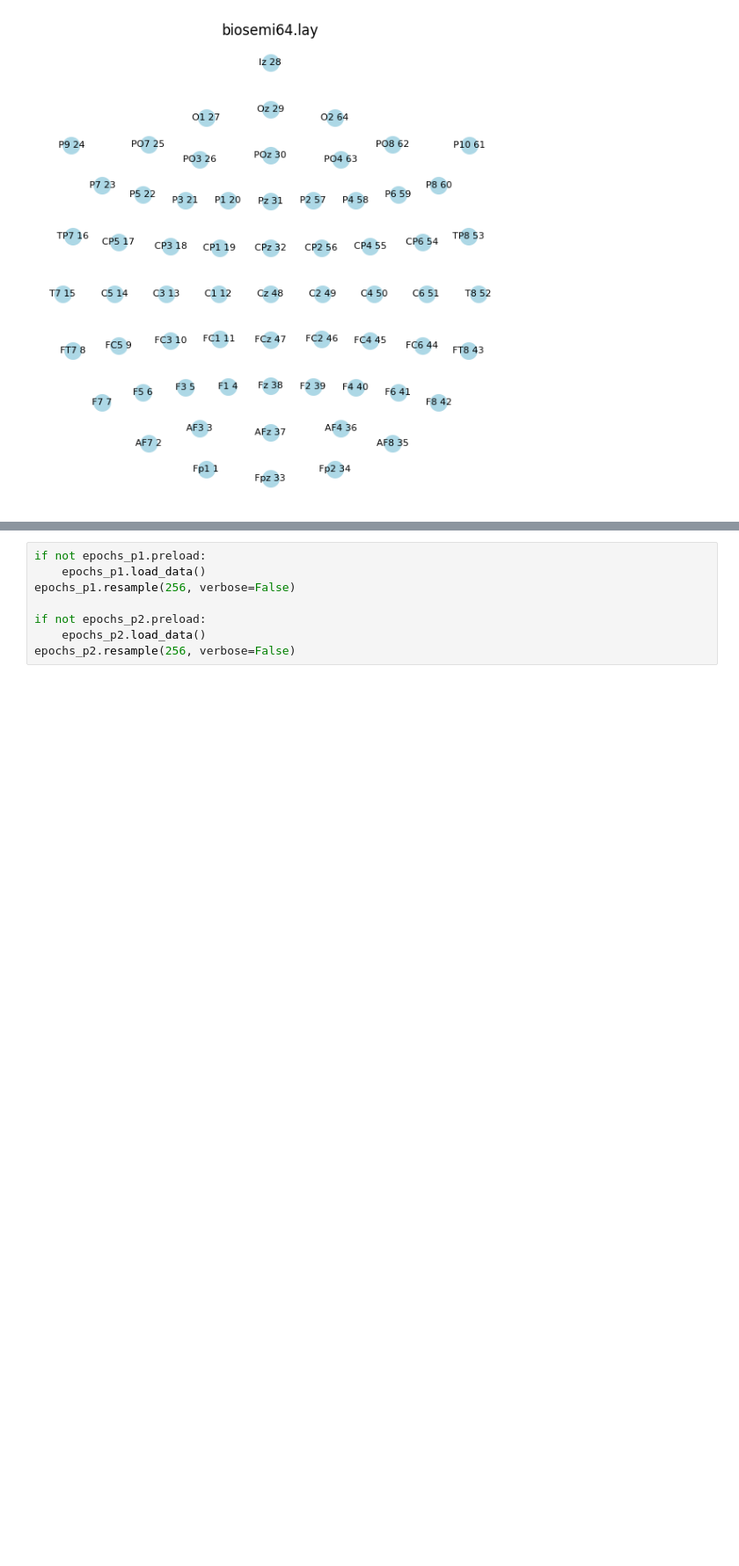
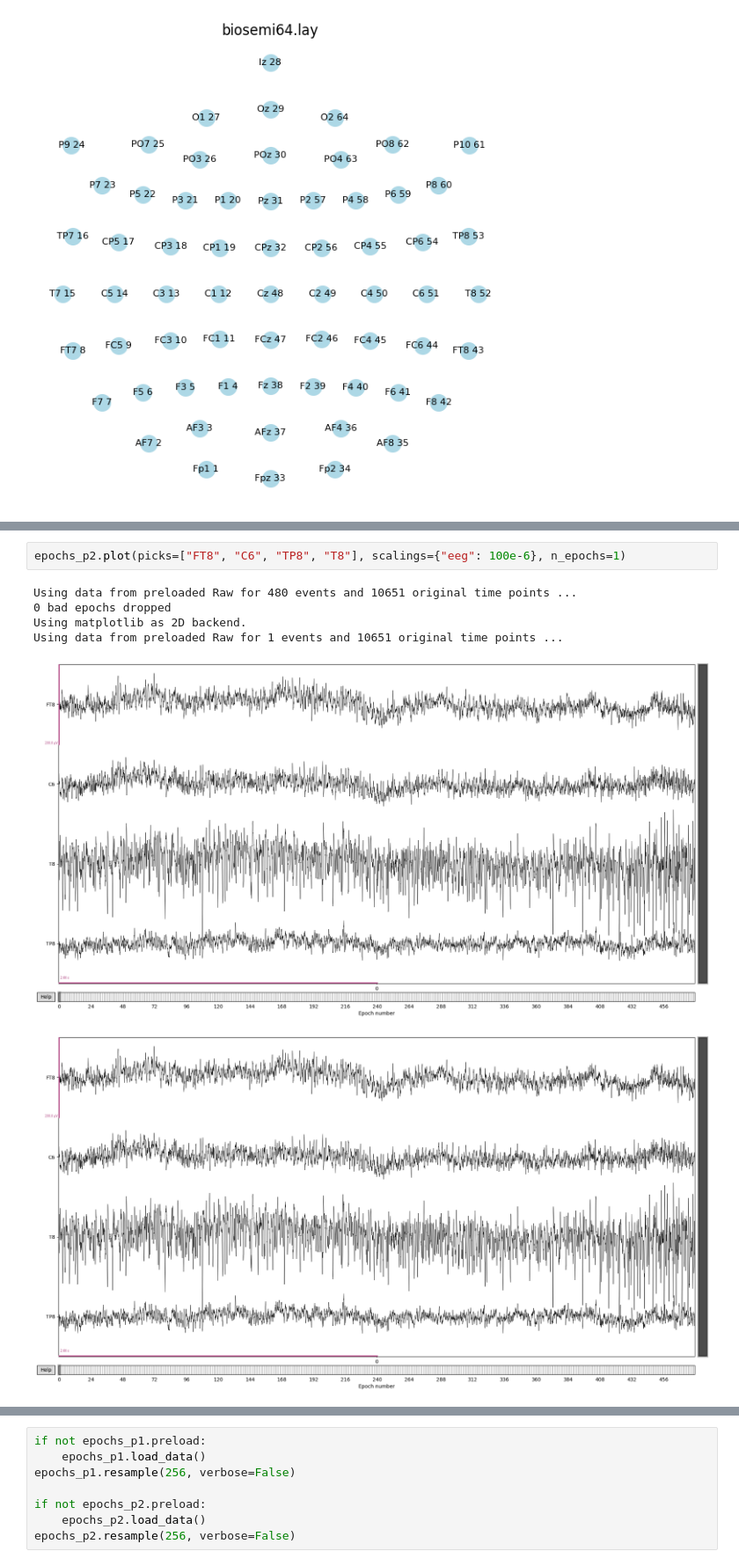
Before and after one commit to feegeer/uni-eeg, a Jupyter notebook: report_emma.ipynb, the cells around one changed output, grey strips where cells are left out. Shown at 88% size. Saved outputs shown, nothing was run; the diff lists cells and outputs as text; blank space fills up the shorter version.

```diff
--- a/report_emma.ipynb
+++ b/report_emma.ipynb
@@ -94,0 +97,9 @@ To apply the transformation in an efficient way, the method uses `numpy` to cons
+# %%
+epochs_p2.plot(picks=["FT8", "C6", "TP8", "T8"], scalings={"eeg": 100e-6}, n_epochs=1)
+# %% [output]
+Using data from preloaded Raw for 480 events and 10651 original time points ...
+0 bad epochs dropped
+Using matplotlib as 2D backend.
+Using data from preloaded Raw for 1 events and 10651 original time points ...
+[figure, added]
+[figure, added]
```
Also changed, not shown: parts of 19 cells of this notebook, 1 other file.
